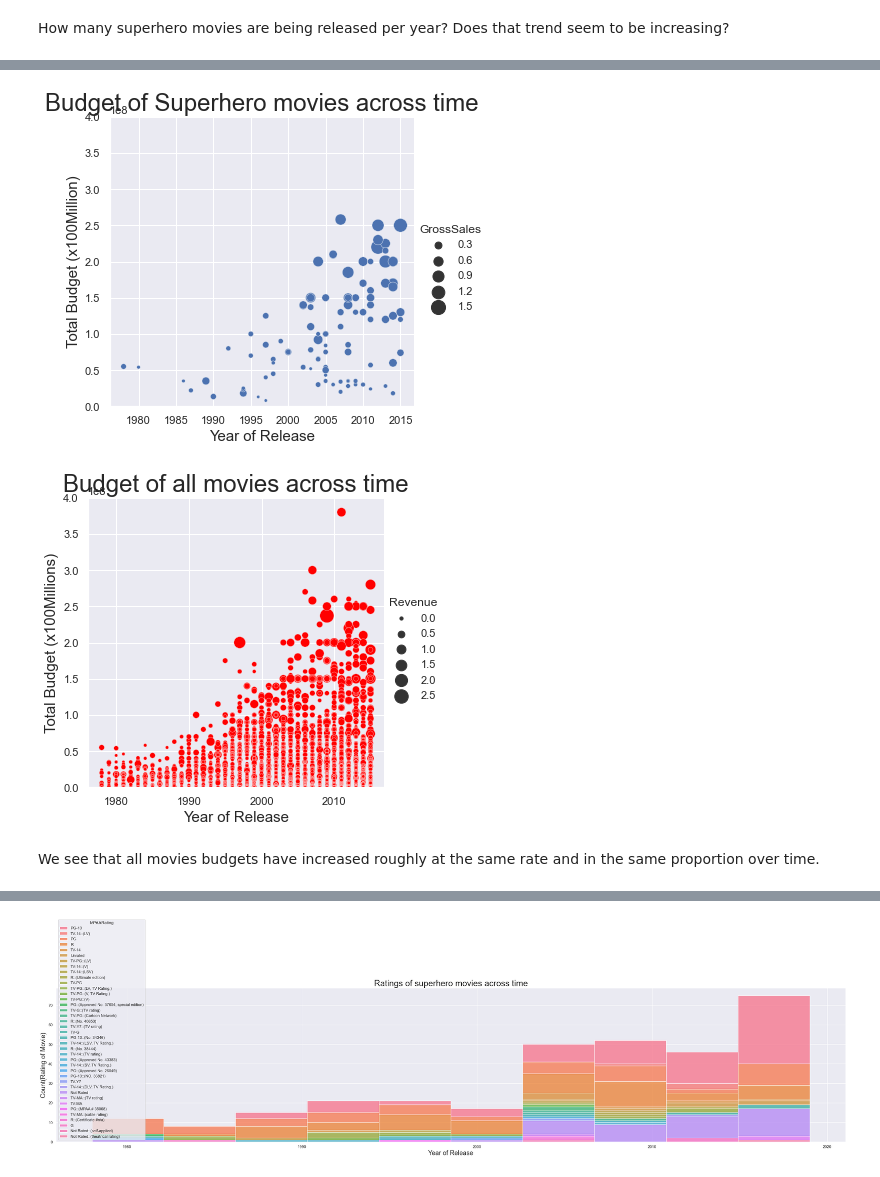
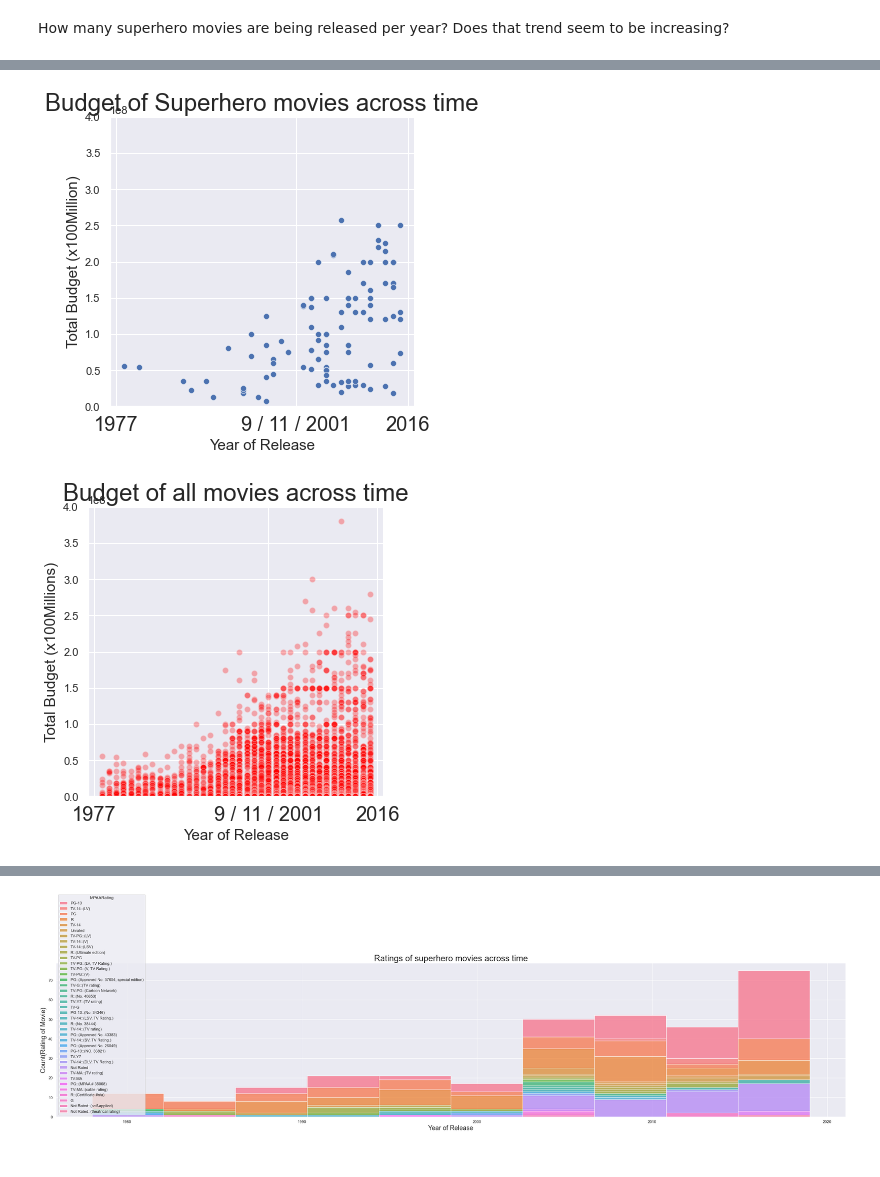
Before and after one commit to kaimmej/DA320, a Jupyter notebook: A4_JupyterCharts.ipynb, the cells around one changed output, grey strips where cells are left out. Saved outputs shown, nothing was run; the diff lists cells and outputs as text; code cells hidden in the pictures.

```diff
--- a/A4_JupyterCharts.ipynb
+++ b/A4_JupyterCharts.ipynb
@@ -123,38 +136,40 @@ WHERE ReleaseYear < 2016 AND GrossSales IS NOT NULL
 """
 superheroBudget_df = pd.read_sql_query(sql, connection)
 #Total number of movies being release per year
 
 sql="""
 SELECT
     YEAR(Release_Date) AS ReleaseYear,Budget,original_title,Revenue
 FROM tmdb_5000_movies
 WHERE YEAR(Release_Date) > 1977 AND YEAR(Release_Date) < 2016
 """
 allMovieBudget_df = pd.read_sql_query(sql, connection)
 #Total number of movies being release per year
 
+
 sns.relplot(
     data=superheroBudget_df,
-    x='ReleaseYear', y='Budget',
-    size="GrossSales", sizes=(10,200)
+    x='ReleaseYear', y='Budget'
 )
+
 plt.title('Budget of Superhero movies across time', size= 24)
 plt.xlabel('Year of Release', size= 15)
 plt.ylabel('Total Budget (x100Million)',size= 15)
 plt.ylim((0,400000000))
+plt.xticks([1977,2001,2016],['1977','9 / 11 / 2001','2016'],fontsize = 20)
+plt.show()
 
 sns.relplot(
     data=allMovieBudget_df,
-    x='ReleaseYear', y='Budget',
-    size="Revenue", sizes=(10,200), color='red'
+    x='ReleaseYear', y='Budget',color='red', alpha=0.3
 )
+
 plt.title('Budget of all movies across time', size= 24)
 plt.xlabel('Year of Release', size= 15)
 plt.ylabel('Total Budget (x100Millions)',size= 15)
+plt.xticks([1977,2001,2016],['1977','9 / 11 / 2001','2016'],fontsize = 20)
 plt.ylim((0,400000000))
 plt.show()
 # %% [output]
-[figure, old version]
+[figure, new version]
-[figure, old version]
+[figure, new version]
-# %% [markdown]
-We see that all movies budgets have increased roughly at the same rate and in the same proportion over time.
```
Also changed, not shown: parts of 18 cells of this notebook.
